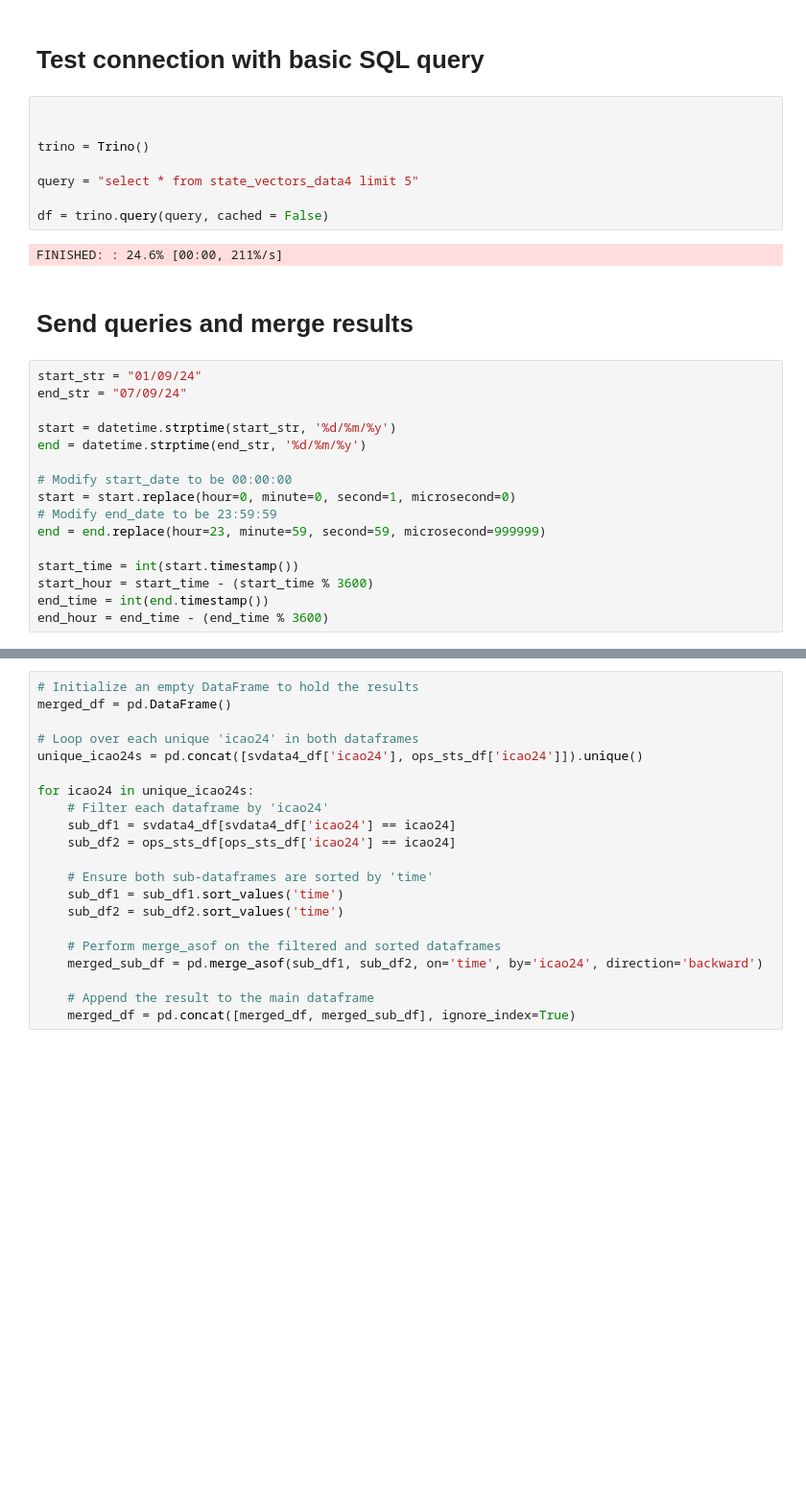
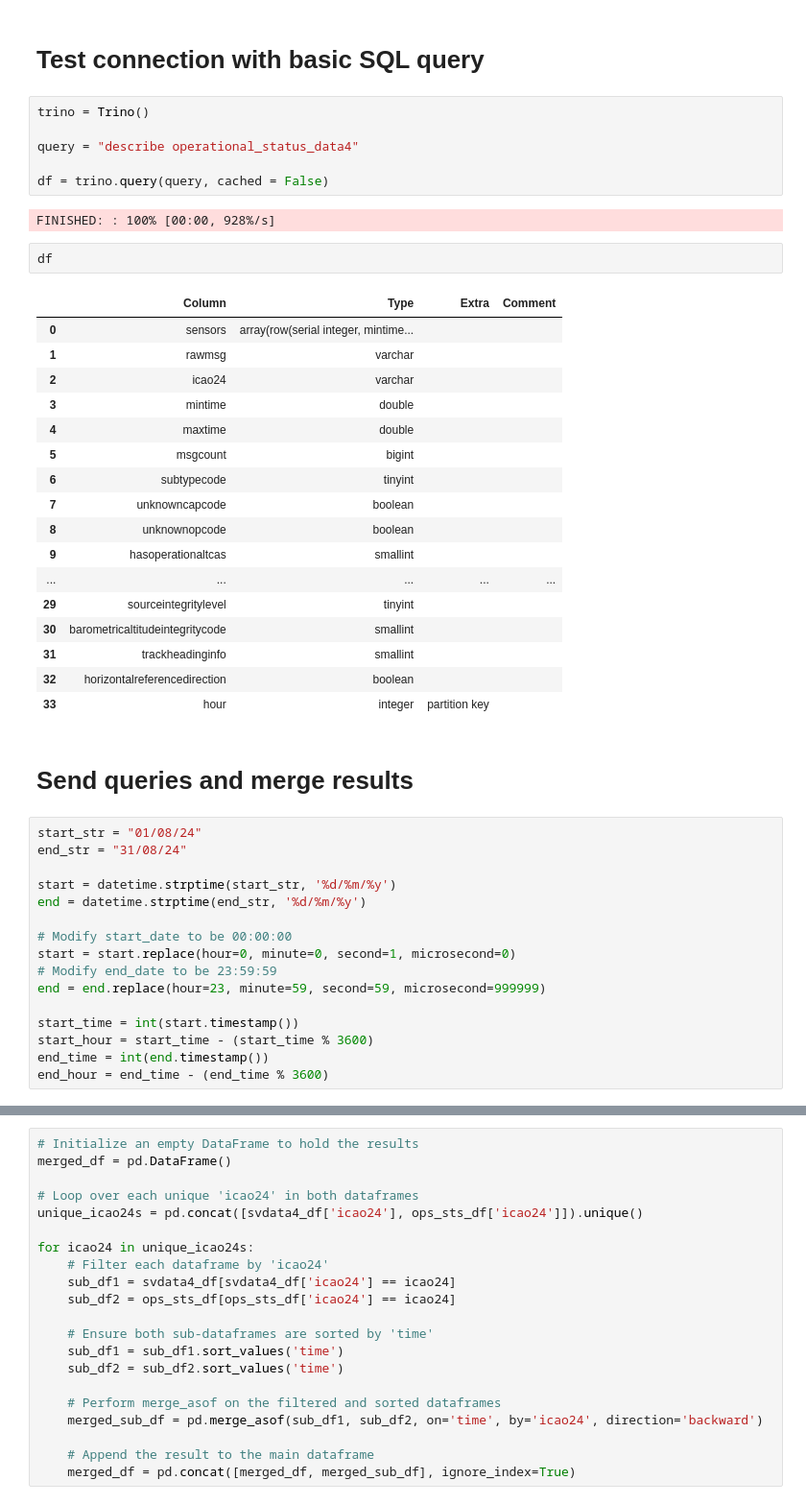
Before and after one commit to DME-3/Low-Alt-Obstacle-Check, a Jupyter notebook: OSN_to_PythonAnywhere.ipynb, the cells around one changed output, grey strips where cells are left out. Shown: that part at 96% size. Saved outputs shown, nothing was run; the diff lists cells and outputs as text; blank space fills up the shorter version.

```diff
--- a/OSN_to_PythonAnywhere.ipynb
+++ b/OSN_to_PythonAnywhere.ipynb
@@ -83,20 +72,38 @@ os.environ['OPENSKY_PASSWORD'] = OSN_creds['OPENSKY_PASSWORD']
 # %% [markdown]
 # Test connection with basic SQL query
 # %%
-
-
 trino = Trino()
 
-query = "select * from state_vectors_data4 limit 5"
+query = "describe operational_status_data4"
 
 df = trino.query(query, cached = False)
 # %% [output]
-FINISHED: : 24.6% [00:00, 211%/s]
+FINISHED: : 100% [00:00, 928%/s]
+# %%
+df
+# %% [output]
+|  | Column | Type | Extra | Comment |
+| 0 | sensors | array(row(serial integer, mintime... |  |  |
+| 1 | rawmsg | varchar |  |  |
+| 2 | icao24 | varchar |  |  |
+| 3 | mintime | double |  |  |
+| 4 | maxtime | double |  |  |
+| 5 | msgcount | bigint |  |  |
+| 6 | subtypecode | tinyint |  |  |
+| 7 | unknowncapcode | boolean |  |  |
+| 8 | unknownopcode | boolean |  |  |
+| 9 | hasoperationaltcas | smallint |  |  |
+| ... | ... | ... | ... | ... |
+| 29 | sourceintegritylevel | tinyint |  |  |
+| 30 | barometricaltitudeintegritycode | smallint |  |  |
+| 31 | trackheadinginfo | smallint |  |  |
+| 32 | horizontalreferencedirection | boolean |  |  |
+| 33 | hour | integer | partition key |  |
 # %% [markdown]
 # Send queries and merge results
 # %%
-start_str = "01/09/24"
-end_str = "07/09/24"
+start_str = "01/08/24"
+end_str = "31/08/24"
 
 start = datetime.strptime(start_str, '%d/%m/%y')
 end = datetime.strptime(end_str, '%d/%m/%y')
```
Also changed, not shown: parts of 24 cells of this notebook, 1 other file.
